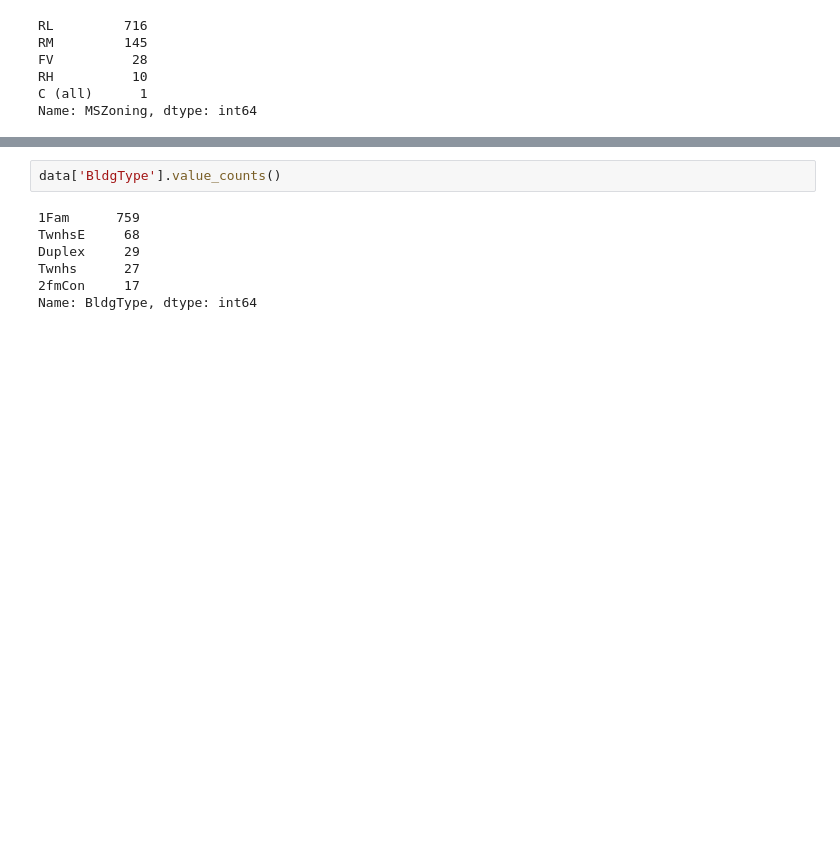
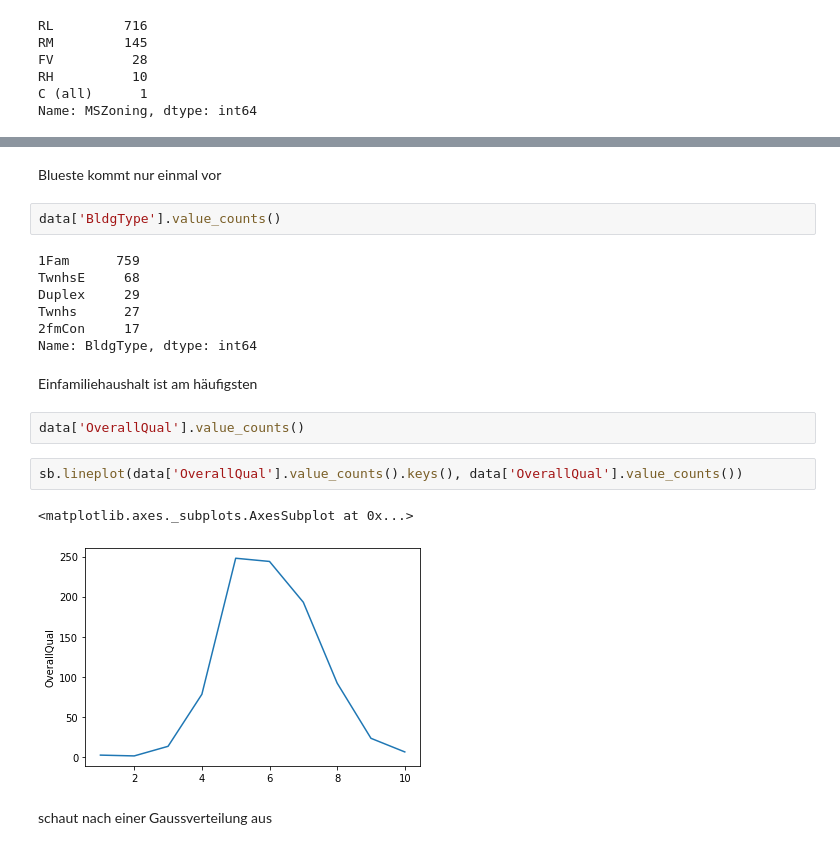
Before and after one commit to Tachmeton/Data-Science---Hausanalyse, a Jupyter notebook: Codebase.ipynb, the cells around one changed output, grey strips where cells are left out. Cells and saved outputs as stored; diff of their text form; blank space fills up the shorter version.

```diff
--- a/Codebase.ipynb
+++ b/Codebase.ipynb
@@ -69,6 +73,8 @@ Veenker      8
 NPkVill      5
 Blueste      1
 Name: Neighborhood, dtype: int64
+# %% [markdown]
+Blueste kommt nur einmal vor
 # %%
 data['BldgType'].value_counts()
 # %% [output]
@@ -78,3 +84,14 @@ Duplex     29
 Twnhs      27
 2fmCon     17
 Name: BldgType, dtype: int64
+# %% [markdown]
+Einfamiliehaushalt ist am häufigsten
+# %%
+data['OverallQual'].value_counts()
+# %%
+sb.lineplot(data['OverallQual'].value_counts().keys(), data['OverallQual'].value_counts())
+# %% [output]
+<matplotlib.axes._subplots.AxesSubplot at 0x...>
+[figure, added]
+# %% [markdown]
+schaut nach einer Gaussverteilung aus
```
Also changed, not shown: parts of 37 cells of this notebook.
